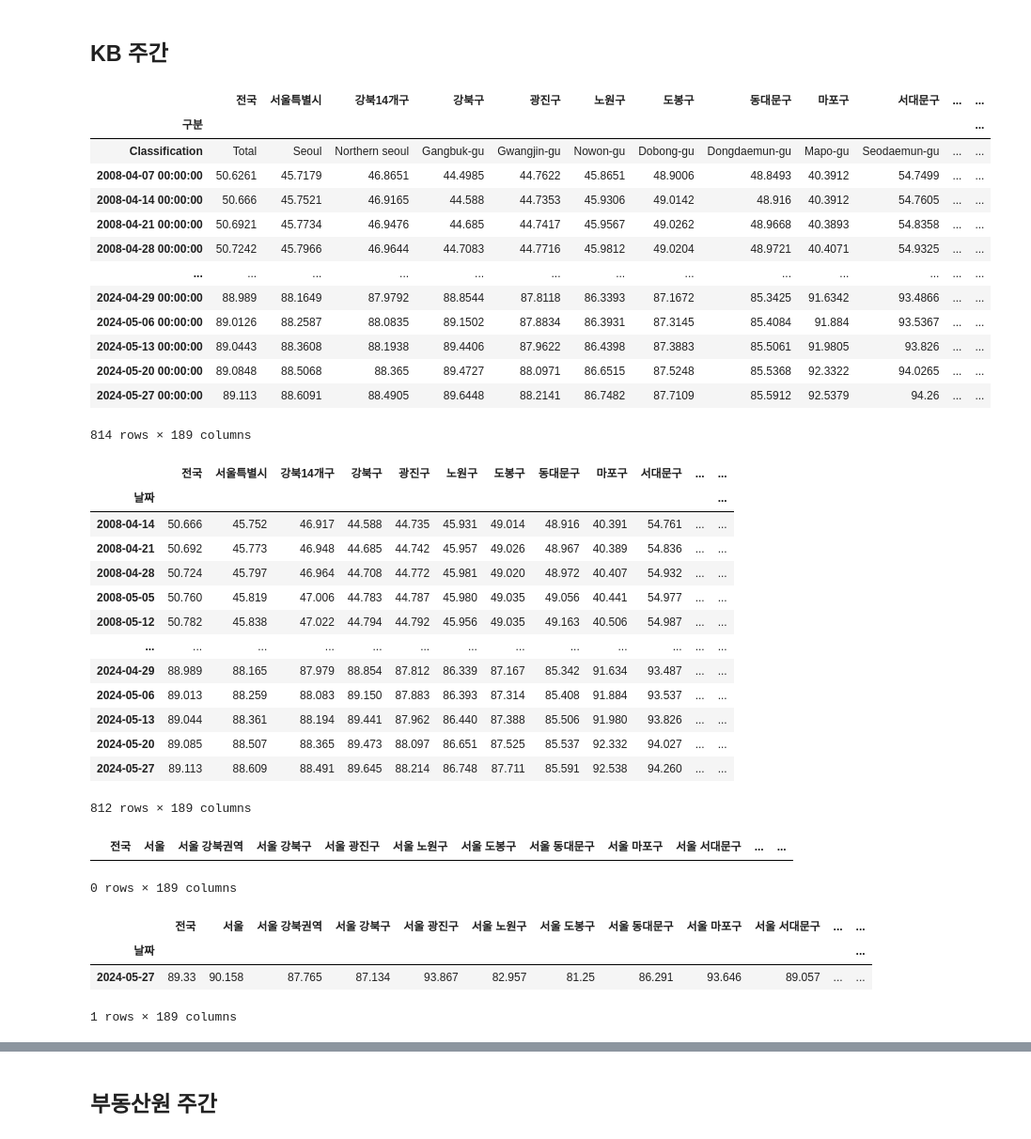
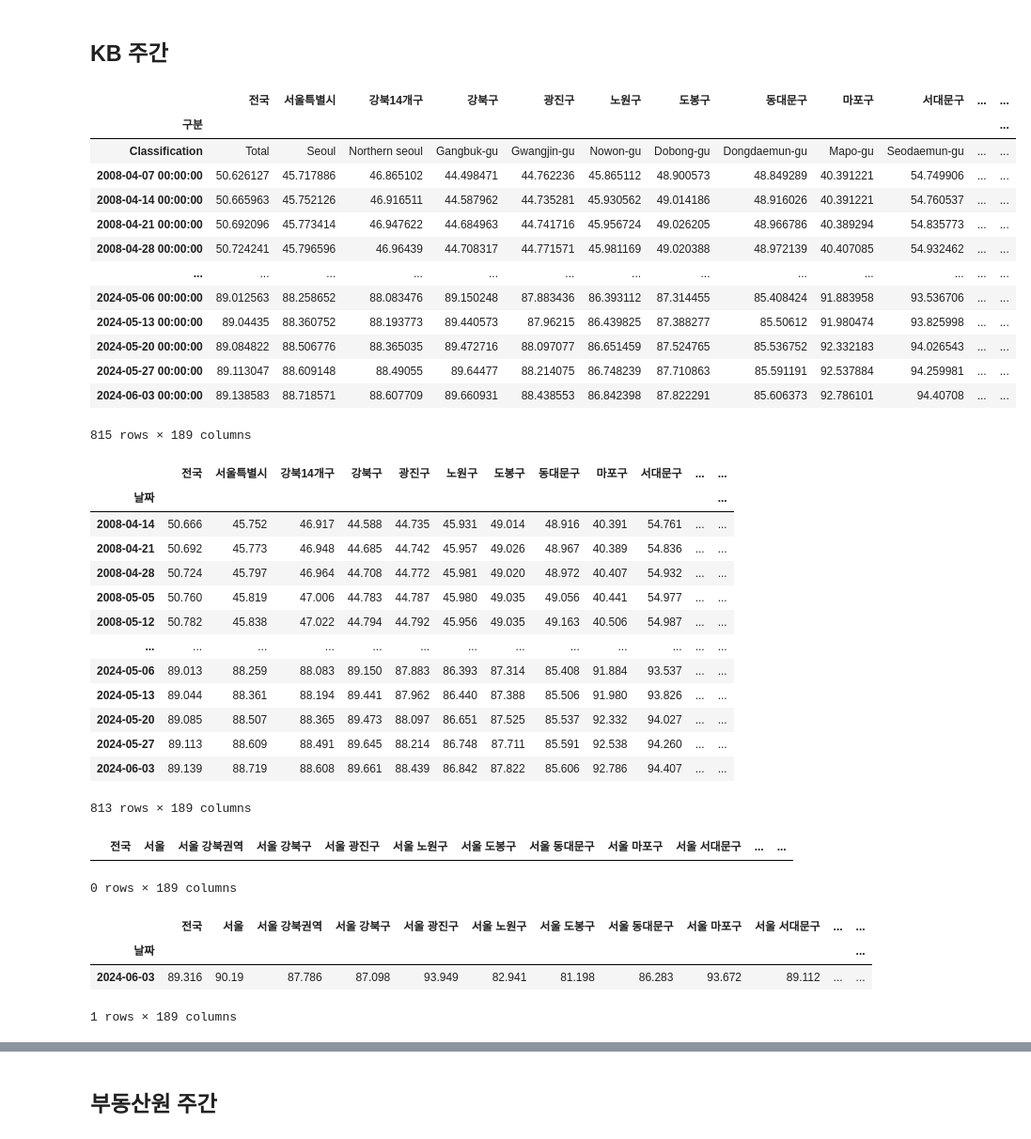
Before and after one commit to sizipusx/fundamental, a Jupyter notebook: jupyterlab/주간 부동산 업데이트.ipynb, the cells around one changed output, grey strips where cells are left out. Shown at 94% size. Cells and saved outputs as stored; diff of their text form; code cells hidden in the pictures.

```diff
--- a/jupyterlab/주간 부동산 업데이트.ipynb
+++ b/jupyterlab/주간 부동산 업데이트.ipynb
@@ -14,26 +17,26 @@ conn = sqlite3.connect('C://Users/sizip/Documents/GitHub/fundamental/files/weekl
 ## KB 주간
 # %%
 # 연결 1
-file_path = "C://Users/sizip/OneDriveData/개인/data/부동산 기본 파일/20240527_주간시계열.xlsx"
+file_path = "C://Users/user/OneDriveData/개인/data/부동산 기본 파일/20240603_주간시계열.xlsx"
 kbm_dict = pd.ExcelFile(file_path)
 mdf = kbm_dict.parse("3.매매지수", skiprows=1, index_col=0, parse_dates=True)
 jdf = kbm_dict.parse("4.전세지수", skiprows=1, index_col=0, parse_dates=True)
 jdf
 # %% [output]
 |  | 전국 | 서울특별시 | 강북14개구 | 강북구 | 광진구 | 노원구 | 도봉구 | 동대문구 | 마포구 | 서대문구 | ... | ... |
 | 구분 |  |  |  |  |  |  |  |  |  |  |  | ... |
 | Classification | Total | Seoul | Northern seoul | Gangbuk-gu | Gwangjin-gu | Nowon-gu | Dobong-gu | Dongdaemun-gu | Mapo-gu | Seodaemun-gu | ... | ... |
-| 2008-04-07 00:00:00 | 50.6261 | 45.7179 | 46.8651 | 44.4985 | 44.7622 | 45.8651 | 48.9006 | 48.8493 | 40.3912 | 54.7499 | ... | ... |
-| 2008-04-14 00:00:00 | 50.666 | 45.7521 | 46.9165 | 44.588 | 44.7353 | 45.9306 | 49.0142 | 48.916 | 40.3912 | 54.7605 | ... | ... |
-| 2008-04-21 00:00:00 | 50.6921 | 45.7734 | 46.9476 | 44.685 | 44.7417 | 45.9567 | 49.0262 | 48.9668 | 40.3893 | 54.8358 | ... | ... |
-| 2008-04-28 00:00:00 | 50.7242 | 45.7966 | 46.9644 | 44.7083 | 44.7716 | 45.9812 | 49.0204 | 48.9721 | 40.4071 | 54.9325 | ... | ... |
+| 2008-04-07 00:00:00 | 50.626127 | 45.717886 | 46.865102 | 44.498471 | 44.762236 | 45.865112 | 48.900573 | 48.849289 | 40.391221 | 54.749906 | ... | ... |
+| 2008-04-14 00:00:00 | 50.665963 | 45.752126 | 46.916511 | 44.587962 | 44.735281 | 45.930562 | 49.014186 | 48.916026 | 40.391221 | 54.760537 | ... | ... |
+| 2008-04-21 00:00:00 | 50.692096 | 45.773414 | 46.947622 | 44.684963 | 44.741716 | 45.956724 | 49.026205 | 48.966786 | 40.389294 | 54.835773 | ... | ... |
+| 2008-04-28 00:00:00 | 50.724241 | 45.796596 | 46.96439 | 44.708317 | 44.771571 | 45.981169 | 49.020388 | 48.972139 | 40.407085 | 54.932462 | ... | ... |
 | ... | ... | ... | ... | ... | ... | ... | ... | ... | ... | ... | ... | ... |
-| 2024-04-29 00:00:00 | 88.989 | 88.1649 | 87.9792 | 88.8544 | 87.8118 | 86.3393 | 87.1672 | 85.3425 | 91.6342 | 93.4866 | ... | ... |
-| 2024-05-06 00:00:00 | 89.0126 | 88.2587 | 88.0835 | 89.1502 | 87.8834 | 86.3931 | 87.3145 | 85.4084 | 91.884 | 93.5367 | ... | ... |
-| 2024-05-13 00:00:00 | 89.0443 | 88.3608 | 88.1938 | 89.4406 | 87.9622 | 86.4398 | 87.3883 | 85.5061 | 91.9805 | 93.826 | ... | ... |
-| 2024-05-20 00:00:00 | 89.0848 | 88.5068 | 88.365 | 89.4727 | 88.0971 | 86.6515 | 87.5248 | 85.5368 | 92.3322 | 94.0265 | ... | ... |
-| 2024-05-27 00:00:00 | 89.113 | 88.6091 | 88.4905 | 89.6448 | 88.2141 | 86.7482 | 87.7109 | 85.5912 | 92.5379 | 94.26 | ... | ... |
+| 2024-05-06 00:00:00 | 89.012563 | 88.258652 | 88.083476 | 89.150248 | 87.883436 | 86.393112 | 87.314455 | 85.408424 | 91.883958 | 93.536706 | ... | ... |
+| 2024-05-13 00:00:00 | 89.04435 | 88.360752 | 88.193773 | 89.440573 | 87.96215 | 86.439825 | 87.388277 | 85.50612 | 91.980474 | 93.825998 | ... | ... |
+| 2024-05-20 00:00:00 | 89.084822 | 88.506776 | 88.365035 | 89.472716 | 88.097077 | 86.651459 | 87.524765 | 85.536752 | 92.332183 | 94.026543 | ... | ... |
+| 2024-05-27 00:00:00 | 89.113047 | 88.609148 | 88.49055 | 89.64477 | 88.214075 | 86.748239 | 87.710863 | 85.591191 | 92.537884 | 94.259981 | ... | ... |
+| 2024-06-03 00:00:00 | 89.138583 | 88.718571 | 88.607709 | 89.660931 | 88.438553 | 86.842398 | 87.822291 | 85.606373 | 92.786101 | 94.40708 | ... | ... |
-814 rows × 189 columns
+815 rows × 189 columns
 # %%
 mdf = mdf.iloc[2:mdf['전국'].count()]
 mdf.index.name="날짜"
@@ -53,12 +56,12 @@ jdf
 | 2008-05-05 | 50.760 | 45.819 | 47.006 | 44.783 | 44.787 | 45.980 | 49.035 | 49.056 | 40.441 | 54.977 | ... | ... |
 | 2008-05-12 | 50.782 | 45.838 | 47.022 | 44.794 | 44.792 | 45.956 | 49.035 | 49.163 | 40.506 | 54.987 | ... | ... |
 | ... | ... | ... | ... | ... | ... | ... | ... | ... | ... | ... | ... | ... |
-| 2024-04-29 | 88.989 | 88.165 | 87.979 | 88.854 | 87.812 | 86.339 | 87.167 | 85.342 | 91.634 | 93.487 | ... | ... |
 | 2024-05-06 | 89.013 | 88.259 | 88.083 | 89.150 | 87.883 | 86.393 | 87.314 | 85.408 | 91.884 | 93.537 | ... | ... |
 | 2024-05-13 | 89.044 | 88.361 | 88.194 | 89.441 | 87.962 | 86.440 | 87.388 | 85.506 | 91.980 | 93.826 | ... | ... |
 | 2024-05-20 | 89.085 | 88.507 | 88.365 | 89.473 | 88.097 | 86.651 | 87.525 | 85.537 | 92.332 | 94.027 | ... | ... |
 | 2024-05-27 | 89.113 | 88.609 | 88.491 | 89.645 | 88.214 | 86.748 | 87.711 | 85.591 | 92.538 | 94.260 | ... | ... |
+| 2024-06-03 | 89.139 | 88.719 | 88.608 | 89.661 | 88.439 | 86.842 | 87.822 | 85.606 | 92.786 | 94.407 | ... | ... |
-812 rows × 189 columns
+813 rows × 189 columns
 # %%
 header = header_excel.parse('KB')
 header
@@ -74,7 +77,7 @@ mlast_row
 # %% [output]
 |  | 전국 | 서울 | 서울 강북권역 | 서울 강북구 | 서울 광진구 | 서울 노원구 | 서울 도봉구 | 서울 동대문구 | 서울 마포구 | 서울 서대문구 | ... | ... |
 | 날짜 |  |  |  |  |  |  |  |  |  |  |  | ... |
-| 2024-05-27 | 89.33 | 90.158 | 87.765 | 87.134 | 93.867 | 82.957 | 81.25 | 86.291 | 93.646 | 89.057 | ... | ... |
+| 2024-06-03 | 89.316 | 90.19 | 87.786 | 87.098 | 93.949 | 82.941 | 81.198 | 86.283 | 93.672 | 89.112 | ... | ... |
 1 rows × 189 columns
 # %%
 mlast_row.to_sql("kbm", conn, if_exists="append")
```
Also changed, not shown: parts of 14 cells of this notebook, 1 other file.
